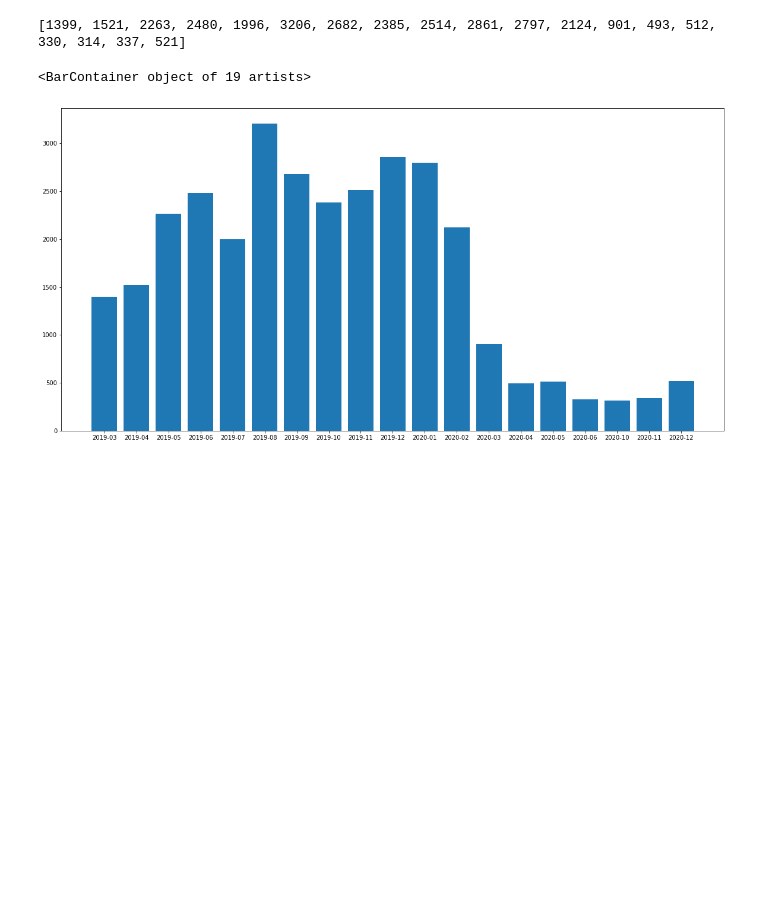
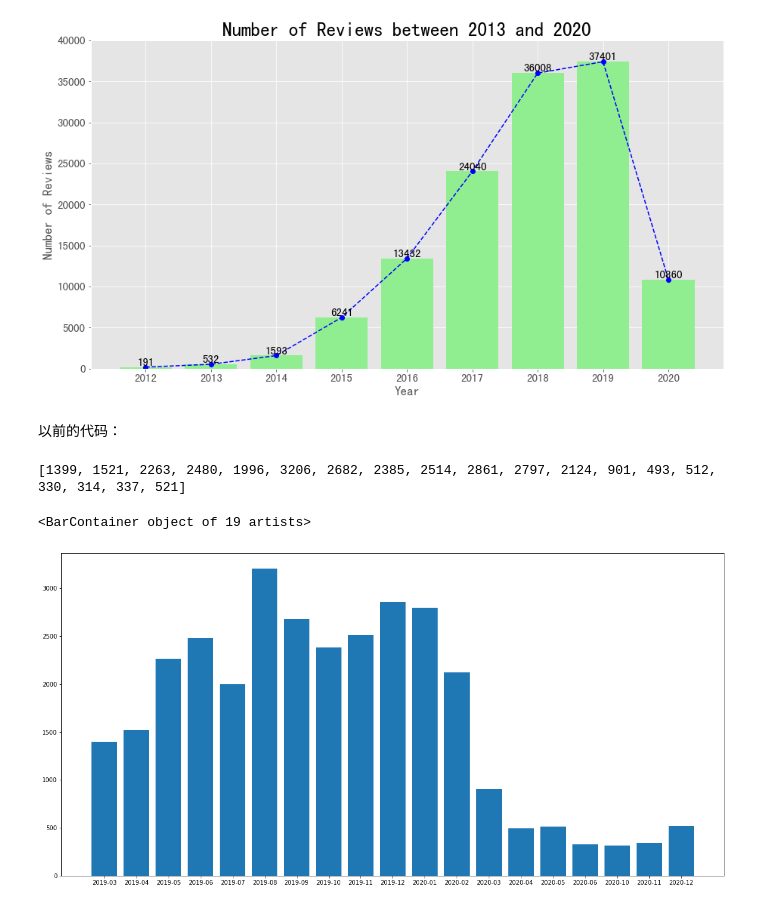
Before and after one commit to JT-H/Recommendation-System-for-Airbnb-Houses, a Jupyter notebook: EDA/Notebooks/EDA_6.ipynb, the cells around one changed output. Saved outputs shown, nothing was run; the diff lists cells and outputs as text; code cells hidden in the pictures; blank space fills up the shorter version.

```diff
--- a/EDA/Notebooks/EDA_6.ipynb
+++ b/EDA/Notebooks/EDA_6.ipynb
@@ -107,0 +157,2 @@ plt.bar(years,all_reviews.year.value_counts().sort_index())
+# %%
+data=all_reviews.groupby(by="year").agg({'reviewer_id':'count'})
@@ -107,0 +173,3 @@ plt.bar(years,all_reviews.year.value_counts().sort_index())
+# %%
+x=data.index
+y=data.reviewer_id
@@ -108,2 +188,31 @@ plt.bar(years,all_reviews.year.value_counts().sort_index())
+# %%
+plt.figure(figsize=(15,8))
+
+plt.plot(x,y,
+         color="blue", marker="o",
+         linestyle="--")
+
+plt.bar(x,y, color="lightgreen")
+
+plt.title("Number of Reviews between 2013 and 2020",fontsize=25)
+plt.xlabel('Year', fontsize=17)
+plt.ylabel('Number of Reviews', fontsize=17)
+
+plt.xticks(range(2012,2021))
+plt.tick_params(labelsize=15)
+plt.ylim(ymin = 0, ymax = 40000)
+
+for a,b in zip(x,y):
+
+    plt.text(a,b+10,b,
+             va='bottom',
+             ha='center',
+             fontsize=15)
+
+plt.show()
+# %% [output]
+[figure, added]
+# %% [markdown]
+以前的代码：
 # %%
 def counter(df, date):
```
Also changed, not shown: parts of 43 cells of this notebook, 6 other files.
